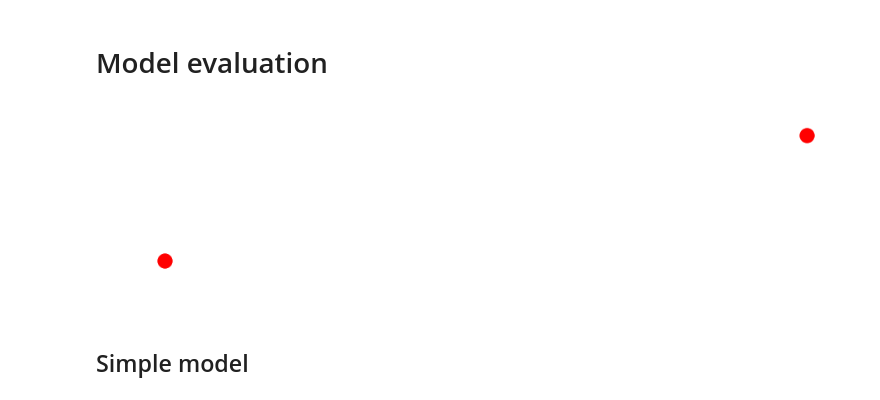
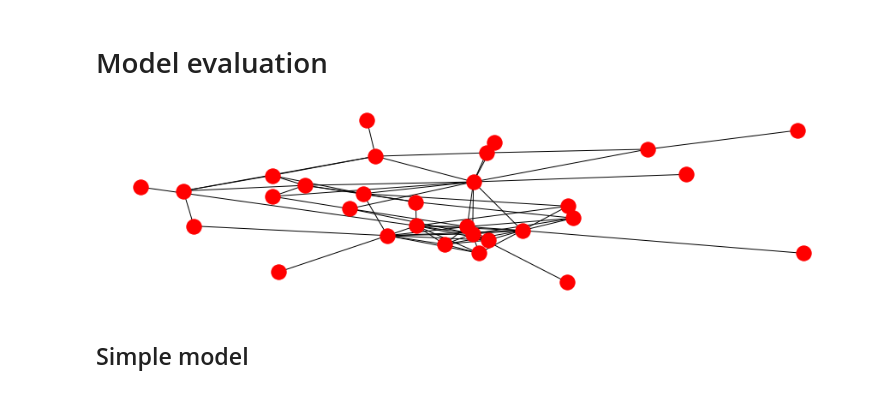
Before and after one commit to cbg-ethz/shm, a Jupyter notebook: analysis/04-plot_traces.ipynb, the cells around one changed output. Saved outputs shown, nothing was run; the diff lists cells and outputs as text; code cells hidden in the pictures.

Commit message:
Add sgRNA affinity to model and update data

```diff
--- a/analysis/04-plot_traces.ipynb
+++ b/analysis/04-plot_traces.ipynb
@@ -54,9 +54,9 @@ with open(data_file, "rb") as fh:
 readout = pd.read_csv(readout_file, sep="\t")
 G = read_graph(graph_file)
 # %%
-networkx.draw(G, node_color="red")
+networkx.draw(data["graph"], node_color="red")
 # %% [output]
-[figure, old version]
+[figure, new version]
 # %% [markdown]
 ## Simple model
 # %%
```
Also changed, not shown: parts of 6 cells of this notebook, 7 other files.
